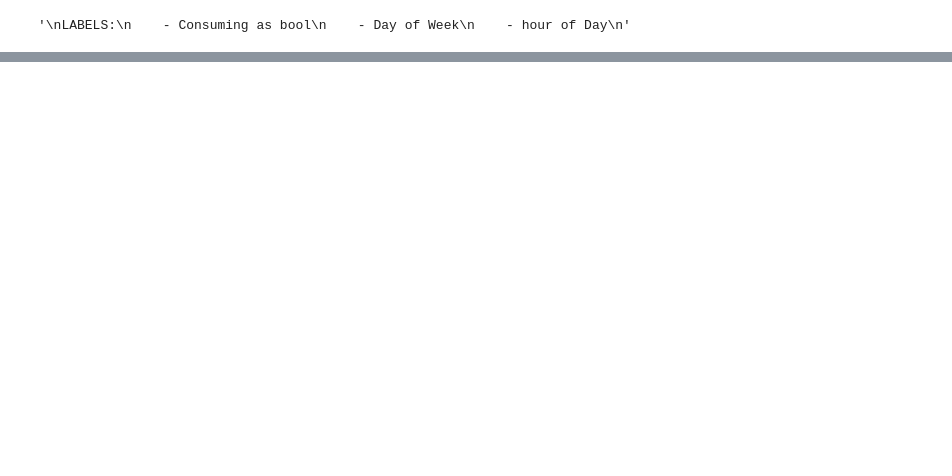
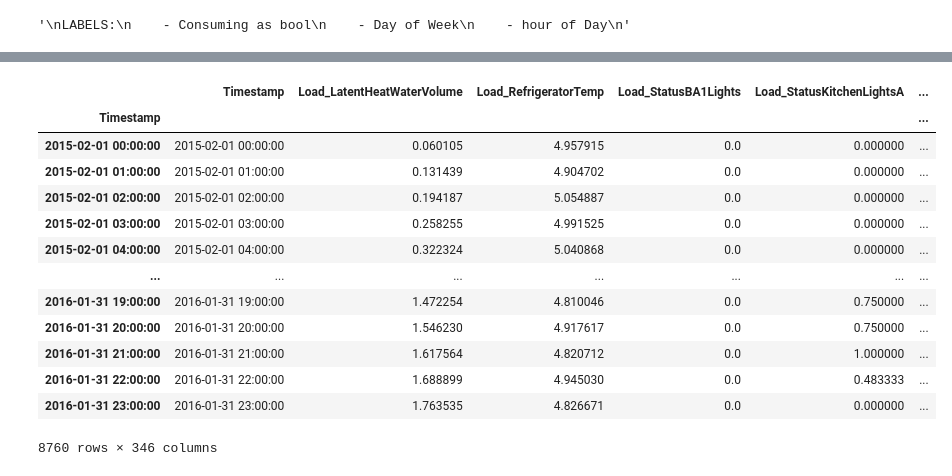
Before and after one commit to Divixity/Datavidenskab-P6, a Jupyter notebook: Development/t-SNE.ipynb, the cells around one changed output, grey strips where cells are left out. Drawn from its saved outputs; the diff is of its cells as text; code cells hidden in the pictures; blank space fills up the shorter version.

```diff
--- a/Development/t-SNE.ipynb
+++ b/Development/t-SNE.ipynb
@@ -75,0 +81,17 @@ KeyError: 'hour'
+# %%
+hour.loc[:, ~hour.columns.isin(consuming)]
+# %% [output]
+|  | Timestamp | Load_LatentHeatWaterVolume | Load_RefrigeratorTemp | Load_StatusBA1Lights | Load_StatusKitchenLightsA | ... |
+| Timestamp |  |  |  |  |  | ... |
+| 2015-02-01 00:00:00 | 2015-02-01 00:00:00 | 0.060105 | 4.957915 | 0.0 | 0.000000 | ... |
+| 2015-02-01 01:00:00 | 2015-02-01 01:00:00 | 0.131439 | 4.904702 | 0.0 | 0.000000 | ... |
+| 2015-02-01 02:00:00 | 2015-02-01 02:00:00 | 0.194187 | 5.054887 | 0.0 | 0.000000 | ... |
+| 2015-02-01 03:00:00 | 2015-02-01 03:00:00 | 0.258255 | 4.991525 | 0.0 | 0.000000 | ... |
+| 2015-02-01 04:00:00 | 2015-02-01 04:00:00 | 0.322324 | 5.040868 | 0.0 | 0.000000 | ... |
+| ... | ... | ... | ... | ... | ... | ... |
+| 2016-01-31 19:00:00 | 2016-01-31 19:00:00 | 1.472254 | 4.810046 | 0.0 | 0.750000 | ... |
+| 2016-01-31 20:00:00 | 2016-01-31 20:00:00 | 1.546230 | 4.917617 | 0.0 | 0.750000 | ... |
+| 2016-01-31 21:00:00 | 2016-01-31 21:00:00 | 1.617564 | 4.820712 | 0.0 | 1.000000 | ... |
+| 2016-01-31 22:00:00 | 2016-01-31 22:00:00 | 1.688899 | 4.945030 | 0.0 | 0.483333 | ... |
+| 2016-01-31 23:00:00 | 2016-01-31 23:00:00 | 1.763535 | 4.826671 | 0.0 | 0.000000 | ... |
+8760 rows × 346 columns
```
Also changed, not shown: parts of 4 cells of this notebook.
